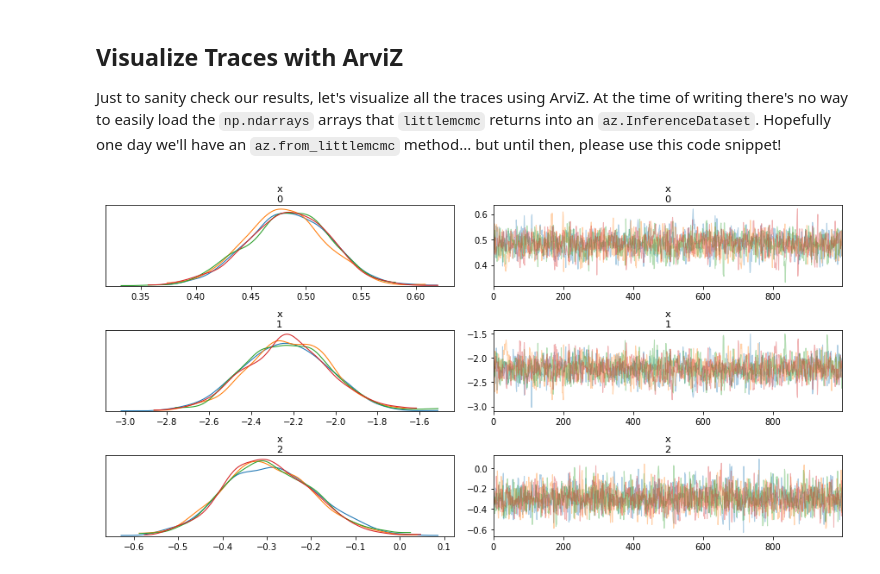
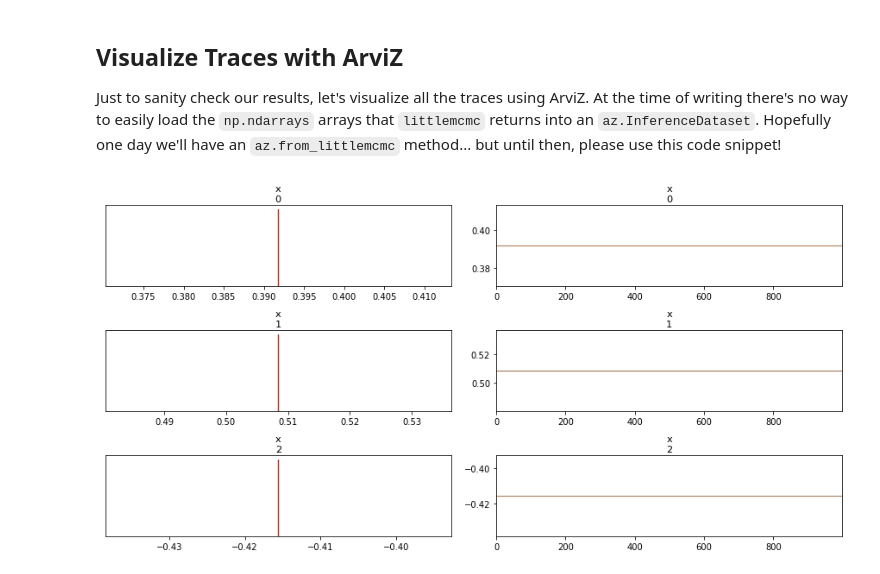
Before and after one commit to eigenfoo/littlemcmc, a Jupyter notebook: docs/_static/notebooks/framework_cookbook.ipynb, the cells around one changed output. Saved outputs shown, nothing was run; the diff lists cells and outputs as text; code cells hidden in the pictures.

```diff
--- a/docs/_static/notebooks/framework_cookbook.ipynb
+++ b/docs/_static/notebooks/framework_cookbook.ipynb
@@ -163,0 +128,8 @@ Sampling pymc3...
+# %%
+trace, stats = lmc.sample(
+    logp_dlogp_func=pm_logp_dlogp_func,
+    model_ndim=3,
+    tune=500,
+    draws=1000,
+    chains=4,
+)
@@ -174,9 +148,9 @@ def arviz_from_littlemcmc(trace, stats):
 # %%
 import arviz as az
 
-dataset = arviz_from_littlemcmc(traces["pymc3"], stats["pymc3"])
+dataset = arviz_from_littlemcmc(trace, stats)
 
 az.plot_trace(dataset)
 plt.show()
 # %% [output]
-[figure, old version]
+[figure, new version]
```
Also changed, not shown: parts of 14 cells of this notebook, 5 other files.
